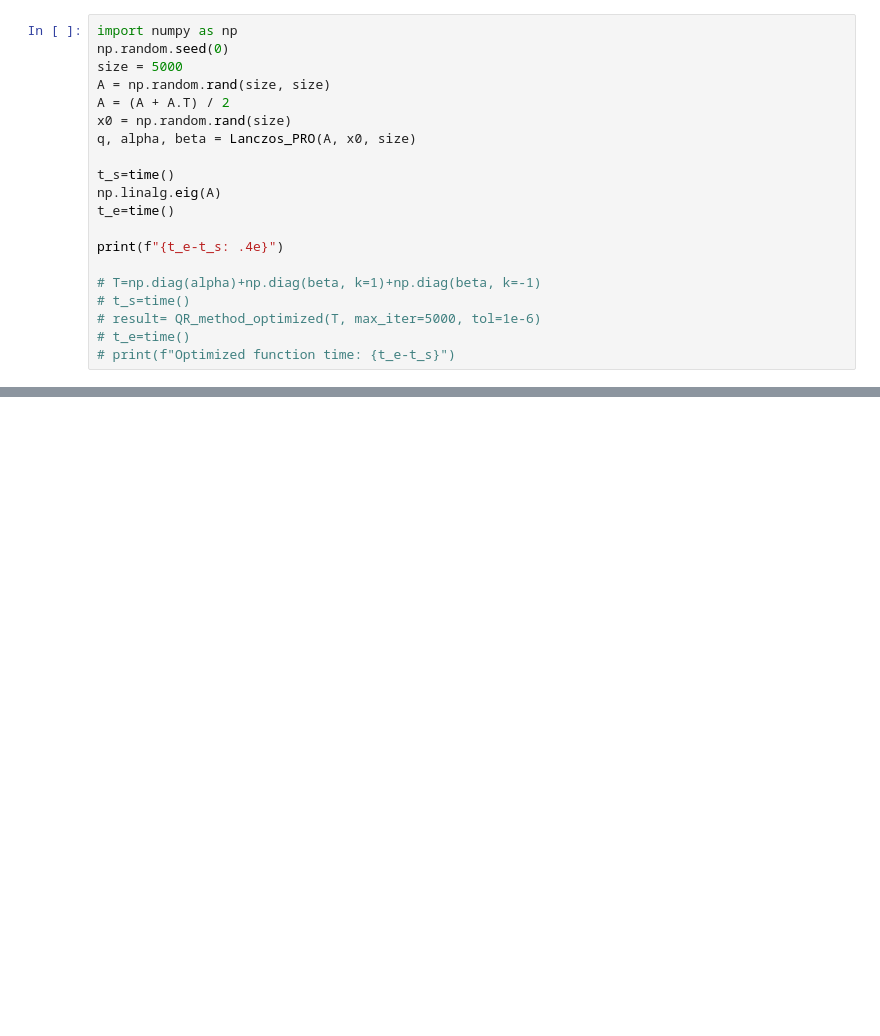
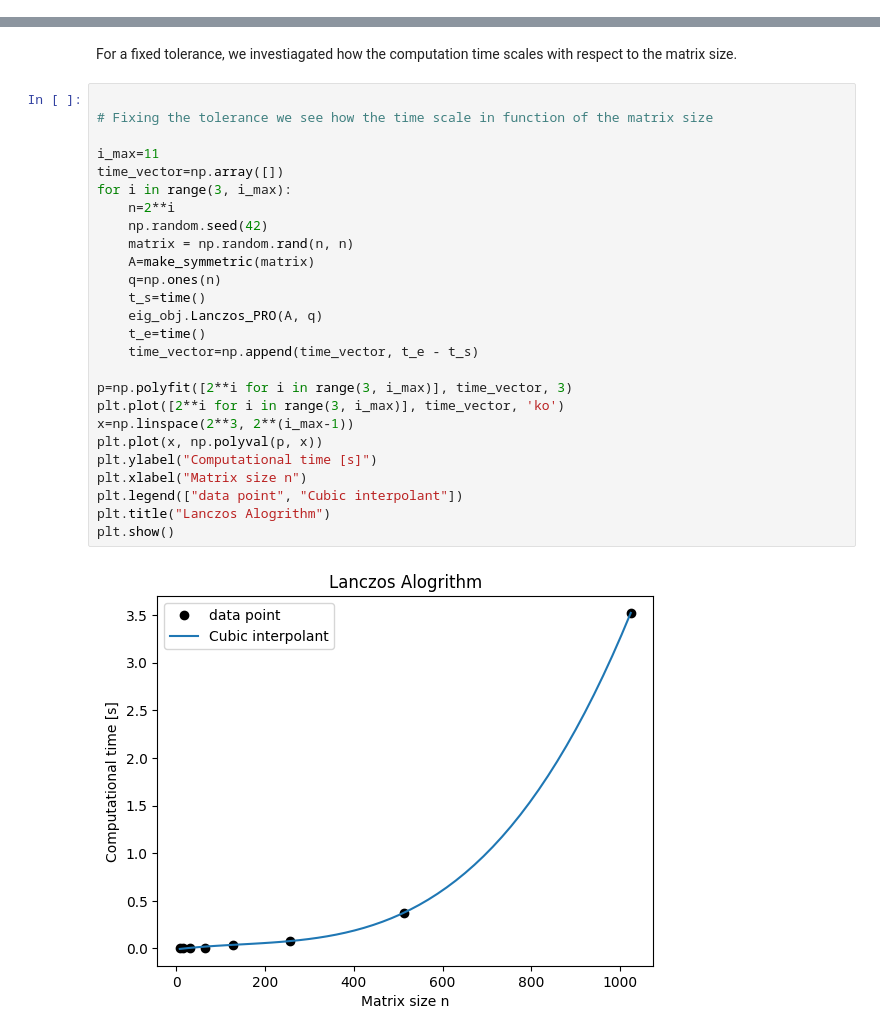
Before and after one commit to lorenzotomada/devtools_scicomp_project_2025, a Jupyter notebook: docs/Documentation.ipynb, the cells around one changed output, grey strips where cells are left out. Cells and saved outputs as stored; diff of their text form; blank space fills up the shorter version.

```diff
--- a/docs/Documentation.ipynb
+++ b/docs/Documentation.ipynb
@@ -585,20 +356,0 @@ Profiling the QR method shows as the most expensive operatation are the matrix m
-# %%
-import numpy as np
-np.random.seed(0)
-size = 5000
-A = np.random.rand(size, size)
-A = (A + A.T) / 2
-x0 = np.random.rand(size)
-q, alpha, beta = Lanczos_PRO(A, x0, size)
-
-t_s=time()
-np.linalg.eig(A)
-t_e=time()
-
-print(f"{t_e-t_s: .4e}")
-
-# T=np.diag(alpha)+np.diag(beta, k=1)+np.diag(beta, k=-1)
-# t_s=time()
-# result= QR_method_optimized(T, max_iter=5000, tol=1e-6)
-# t_e=time()
-# print(f"Optimized function time: {t_e-t_s}")
@@ -606,0 +449,30 @@ NameError: name 'np' is not defined
+# %% [markdown]
+For a fixed tolerance, we investiagated how the computation time scales with respect to the matrix size.
+# %%
+
+# Fixing the tolerance we see how the time scale in function of the matrix size
+
+i_max=11
+time_vector=np.array([])
+for i in range(3, i_max):
+    n=2**i
+    np.random.seed(42)
+    matrix = np.random.rand(n, n)
+    A=make_symmetric(matrix)
+    q=np.ones(n)
+    t_s=time()
+    eig_obj.Lanczos_PRO(A, q)
+    t_e=time()
+    time_vector=np.append(time_vector, t_e - t_s)
+
+p=np.polyfit([2**i for i in range(3, i_max)], time_vector, 3)
+plt.plot([2**i for i in range(3, i_max)], time_vector, 'ko')
+x=np.linspace(2**3, 2**(i_max-1))
+plt.plot(x, np.polyval(p, x))
+plt.ylabel("Computational time [s]")
+plt.xlabel("Matrix size n")
+plt.legend(["data point", "Cubic interpolant"])
+plt.title("Lanczos Alogrithm")
+plt.show()
+# %% [output]
+[figure, added]
```
Also changed, not shown: parts of 19 cells of this notebook, 2 other files.
